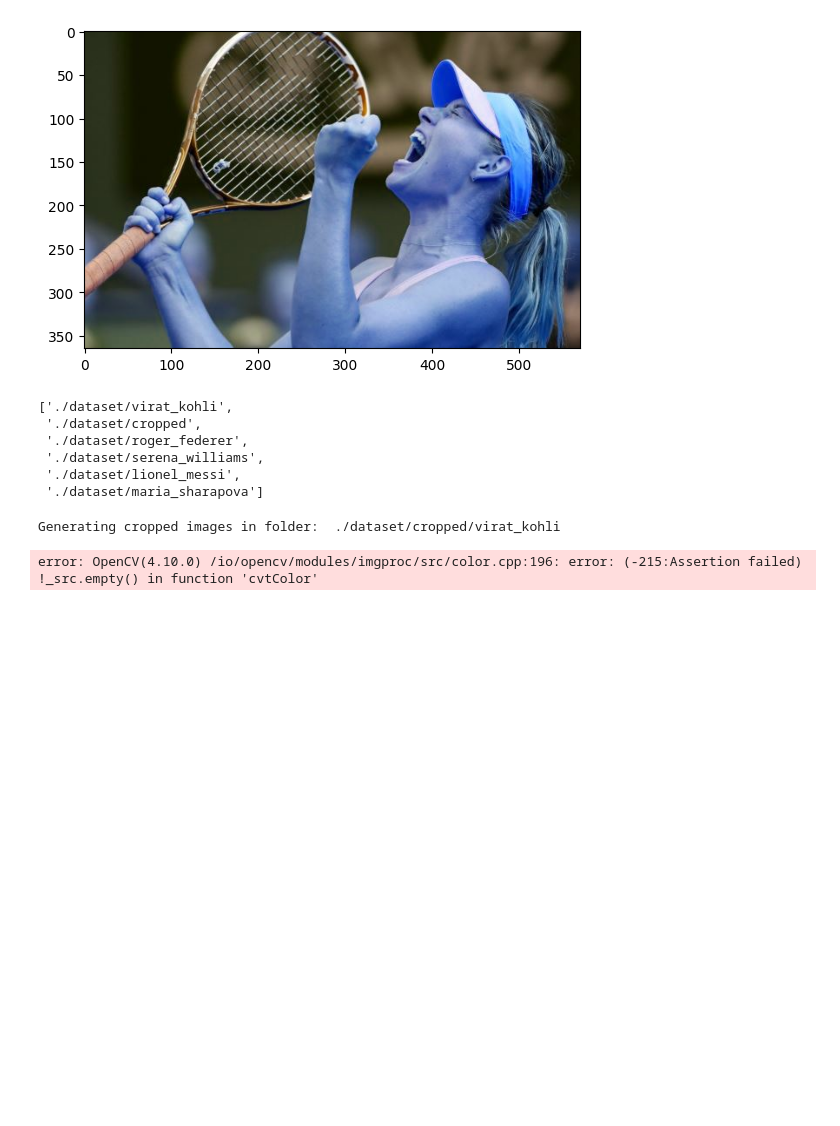
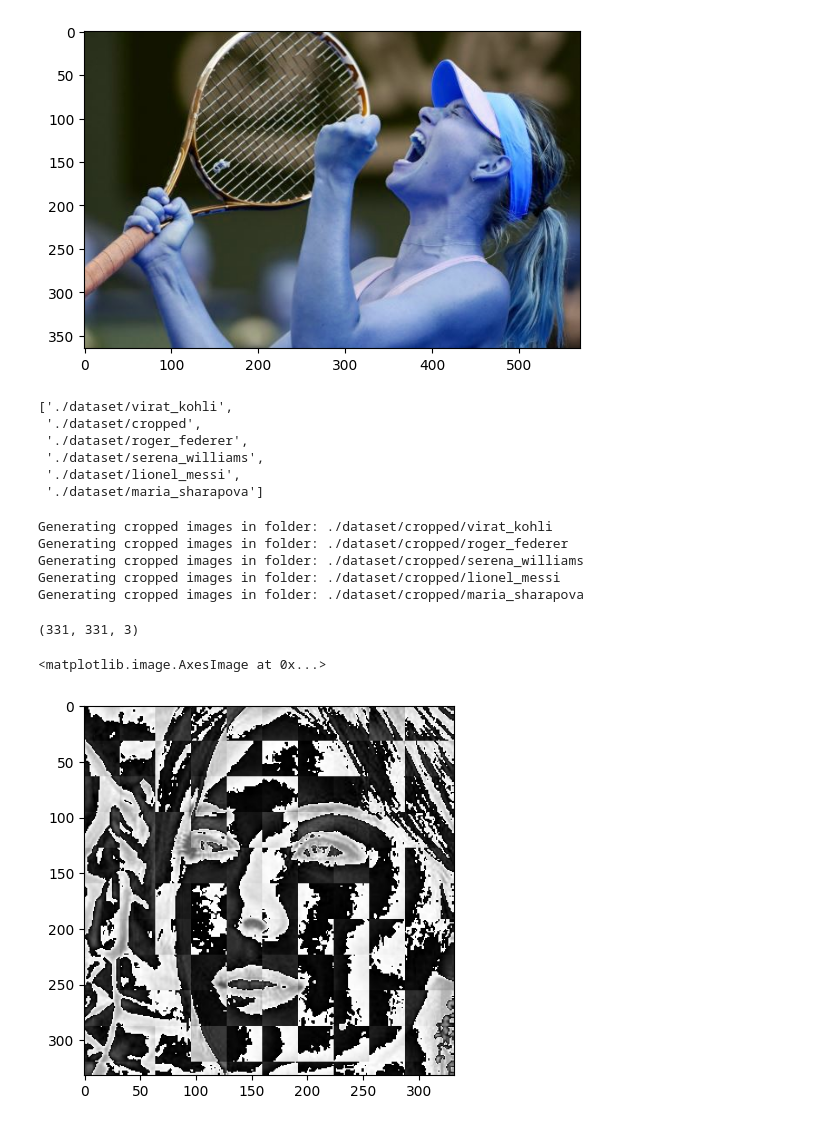
Before and after one commit to ShahwaizZahid/Image-Classification, a Jupyter notebook: model/sports_celebrity_classification.ipynb, the cells around one changed output. Cells and saved outputs as stored; diff of their text form; code cells hidden in the pictures; blank space fills up the shorter version.

```diff
--- a/model/sports_celebrity_classification.ipynb
+++ b/model/sports_celebrity_classification.ipynb
@@ -133,23 +133,67 @@ os.mkdir(path_to_cr_data)
 # %%
 cropped_image_dirs = []
 celebrity_file_names_dict = {}
+
 for img_dir in img_dirs:
     count = 1
-    celebrity_name = img_dir.split('/')[-1]
+    celebrity_name = os.path.basename(img_dir)
     celebrity_file_names_dict[celebrity_name] = []
+
     for entry in os.scandir(img_dir):
-        roi_color = get_cropped_image_if_2_eyes(entry.path)
-        if roi_color is not None:
-            cropped_folder = path_to_cr_data + celebrity_name
-            if not os.path.exists(cropped_folder):
-                os.makedirs(cropped_folder)
-                cropped_image_dirs.append(cropped_folder)
-                print("Generating cropped images in folder: ",cropped_folder)
-            cropped_file_name = celebrity_name + str(count) + ".png"
-            cropped_file_path = cropped_folder + "/" + cropped_file_name
-            cv2.imwrite(cropped_file_path, roi_color)
-            celebrity_file_names_dict[celebrity_name].append(cropped_file_path)
-            count += 1
+        if entry.is_file():
+            roi_color = get_cropped_image_if_2_eyes(entry.path)
+            if roi_color is not None:
+                cropped_folder = os.path.join(path_to_cr_data, celebrity_name)
+                if not os.path.exists(cropped_folder):
+                    os.makedirs(cropped_folder)
+                    cropped_image_dirs.append(cropped_folder)
+                    print("Generating cropped images in folder:", cropped_folder)
+
+                cropped_file_name = f"{celebrity_name}{count}.png"
+                cropped_file_path = os.path.join(cropped_folder, cropped_file_name)
+                cv2.imwrite(cropped_file_path, roi_color)
+                celebrity_file_names_dict[celebrity_name].append(cropped_file_path)
+                count += 1
 # %% [output]
-Generating cropped images in folder:  ./dataset/cropped/virat_kohli
+Generating cropped images in folder: ./dataset/cropped/virat_kohli
+Generating cropped images in folder: ./dataset/cropped/roger_federer
+Generating cropped images in folder: ./dataset/cropped/serena_williams
+Generating cropped images in folder: ./dataset/cropped/lionel_messi
+Generating cropped images in folder: ./dataset/cropped/maria_sharapova
-error: OpenCV(4.10.0) /io/opencv/modules/imgproc/src/color.cpp:196: error: (-215:Assertion failed) !_src.empty() in function 'cvtColor'
+# %%
+cropped_img = np.array(roi_color)
+cropped_img.shape
+# %% [output]
+(331, 331, 3)
+# %%
+import numpy as np
+import pywt
+import cv2
+
+def w2d(img, mode='haar', level=1):
+    imArray = img
+    #Datatype conversions
+    #convert to grayscale
+    imArray = cv2.cvtColor( imArray,cv2.COLOR_RGB2GRAY )
+    #convert to float
+    imArray =  np.float32(imArray)
+    imArray /= 255;
+    # compute coefficients
+    coeffs=pywt.wavedec2(imArray, mode, level=level)
+
+    #Process Coefficients
+    coeffs_H=list(coeffs)
+    coeffs_H[0] *= 0;
+
+    # reconstruction
+    imArray_H=pywt.waverec2(coeffs_H, mode);
+    imArray_H *= 255;
+    imArray_H =  np.uint8(imArray_H)
+
+    return imArray_H
+# %%
+im_har = w2d(cropped_img,'db1',5)
+plt.imshow(im_har, cmap='gray')
+# %% [output]
+<matplotlib.image.AxesImage at 0x...>
+[figure, added]
```
Also changed, not shown: parts of 23 cells of this notebook, 23 other files.
